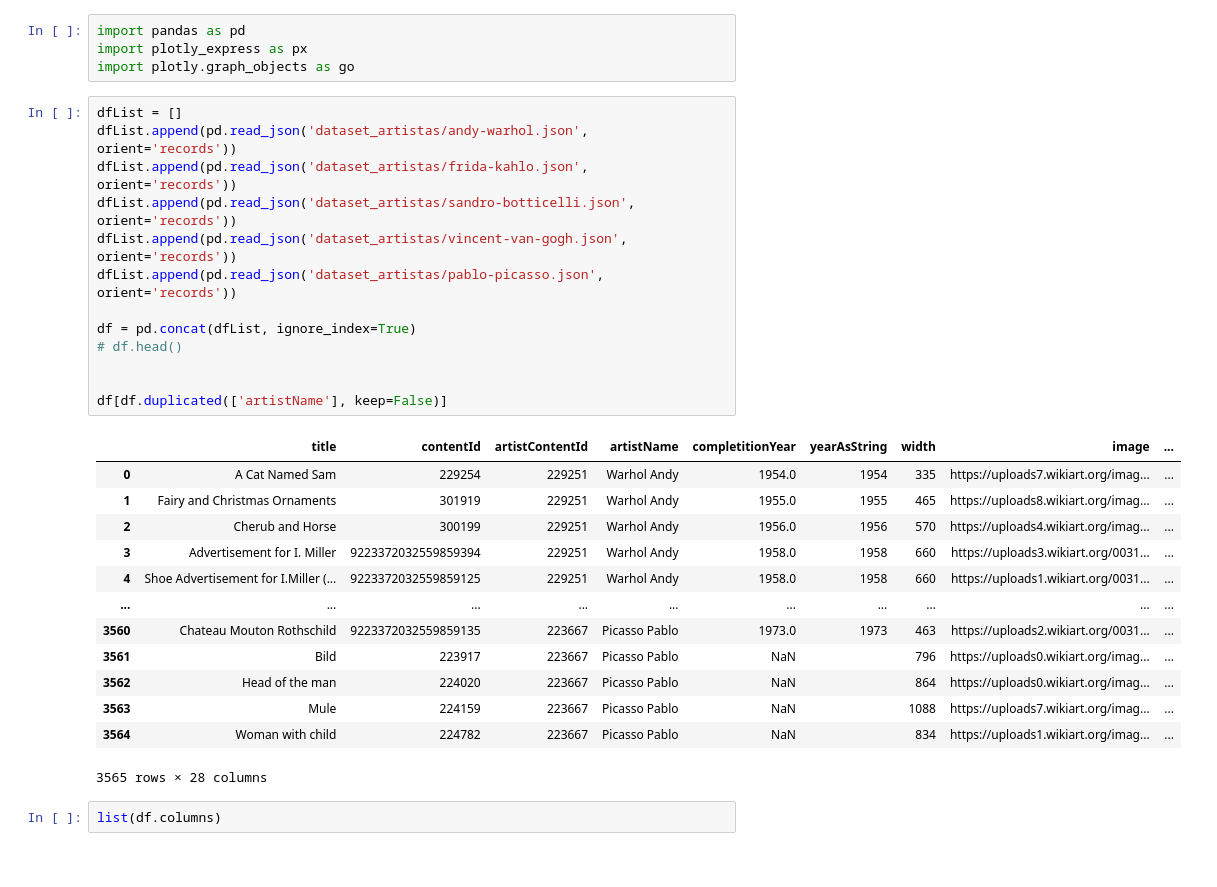
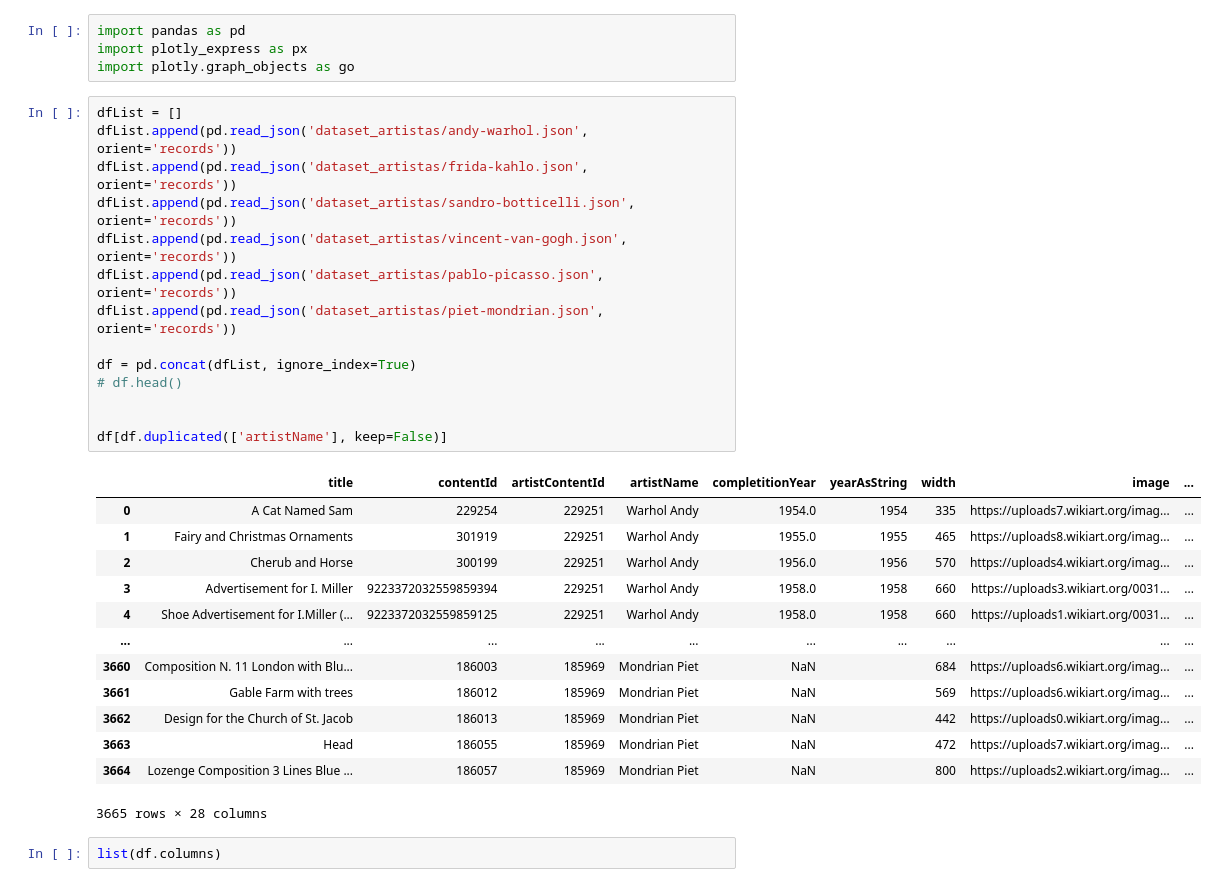
Before and after one commit to lucascouri2/residencia-vizart, a Jupyter notebook: tratamento_dados.ipynb, the cells around one changed output. Drawn from its saved outputs; the diff is of its cells as text.

```diff
--- a/tratamento_dados.ipynb
+++ b/tratamento_dados.ipynb
@@ -7,30 +7,31 @@ import plotly.graph_objects as go
 # %%
 dfList = []
 dfList.append(pd.read_json('dataset_artistas/andy-warhol.json', orient='records'))
 dfList.append(pd.read_json('dataset_artistas/frida-kahlo.json', orient='records'))
 dfList.append(pd.read_json('dataset_artistas/sandro-botticelli.json', orient='records'))
 dfList.append(pd.read_json('dataset_artistas/vincent-van-gogh.json', orient='records'))
 dfList.append(pd.read_json('dataset_artistas/pablo-picasso.json', orient='records'))
+dfList.append(pd.read_json('dataset_artistas/piet-mondrian.json', orient='records'))
 
 df = pd.concat(dfList, ignore_index=True)
 # df.head()
 
 
 df[df.duplicated(['artistName'], keep=False)]
 # %% [output]
 |  | title | contentId | artistContentId | artistName | completitionYear | yearAsString | width | image | ... |
 | 0 | A Cat Named Sam | 229254 | 229251 | Warhol Andy | 1954.0 | 1954 | 335 | https://uploads7.wikiart.org/imag... | ... |
 | 1 | Fairy and Christmas Ornaments | 301919 | 229251 | Warhol Andy | 1955.0 | 1955 | 465 | https://uploads8.wikiart.org/imag... | ... |
 | 2 | Cherub and Horse | 300199 | 229251 | Warhol Andy | 1956.0 | 1956 | 570 | https://uploads4.wikiart.org/imag... | ... |
 | 3 | Advertisement for I. Miller | 9223372032559859394 | 229251 | Warhol Andy | 1958.0 | 1958 | 660 | https://uploads3.wikiart.org/0031... | ... |
 | 4 | Shoe Advertisement for I.Miller (... | 9223372032559859125 | 229251 | Warhol Andy | 1958.0 | 1958 | 660 | https://uploads1.wikiart.org/0031... | ... |
 | ... | ... | ... | ... | ... | ... | ... | ... | ... | ... |
-| 3560 | Chateau Mouton Rothschild | 9223372032559859135 | 223667 | Picasso Pablo | 1973.0 | 1973 | 463 | https://uploads2.wikiart.org/0031... | ... |
-| 3561 | Bild | 223917 | 223667 | Picasso Pablo | NaN |  | 796 | https://uploads0.wikiart.org/imag... | ... |
-| 3562 | Head of the man | 224020 | 223667 | Picasso Pablo | NaN |  | 864 | https://uploads0.wikiart.org/imag... | ... |
-| 3563 | Mule | 224159 | 223667 | Picasso Pablo | NaN |  | 1088 | https://uploads7.wikiart.org/imag... | ... |
-| 3564 | Woman with child | 224782 | 223667 | Picasso Pablo | NaN |  | 834 | https://uploads1.wikiart.org/imag... | ... |
+| 3660 | Composition N. 11 London with Blu... | 186003 | 185969 | Mondrian Piet | NaN |  | 684 | https://uploads6.wikiart.org/imag... | ... |
+| 3661 | Gable Farm with trees | 186012 | 185969 | Mondrian Piet | NaN |  | 569 | https://uploads6.wikiart.org/imag... | ... |
+| 3662 | Design for the Church of St. Jacob | 186013 | 185969 | Mondrian Piet | NaN |  | 442 | https://uploads0.wikiart.org/imag... | ... |
+| 3663 | Head | 186055 | 185969 | Mondrian Piet | NaN |  | 472 | https://uploads7.wikiart.org/imag... | ... |
+| 3664 | Lozenge Composition 3 Lines Blue ... | 186057 | 185969 | Mondrian Piet | NaN |  | 800 | https://uploads2.wikiart.org/imag... | ... |
-3565 rows × 28 columns
+3665 rows × 28 columns
 # %%
 list(df.columns)
 # %% [output]
```
Also changed, not shown: parts of 59 cells of this notebook.
